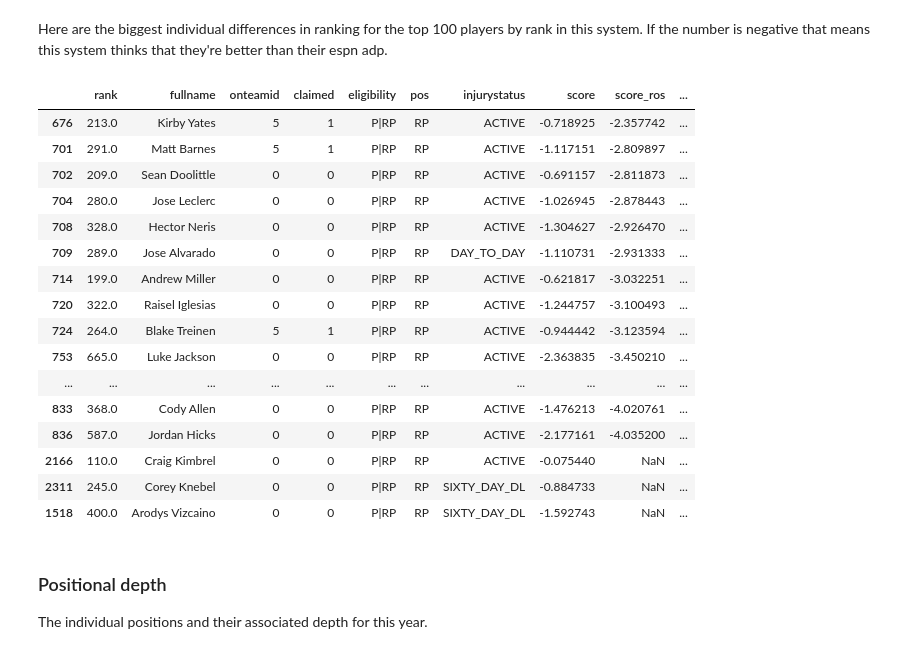
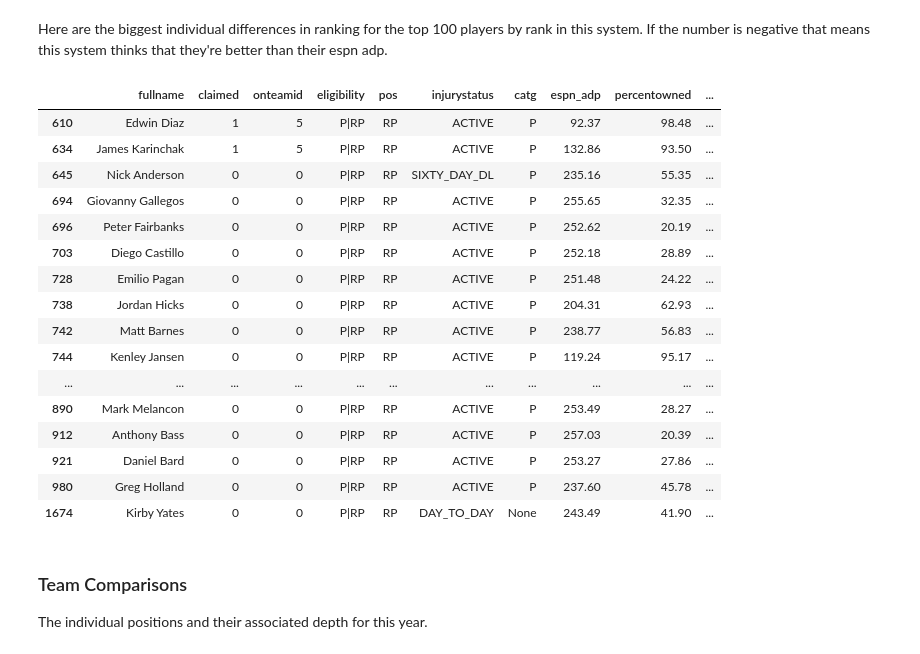
Before and after one commit to zmsy/notebooks, a Jupyter notebook: Player Z-scores.ipynb, the cells around one changed output. Drawn from its saved outputs; the diff is of its cells as text; code cells hidden in the pictures.

```diff
--- a/Player Z-scores.ipynb
+++ b/Player Z-scores.ipynb
@@ -465,26 +430,26 @@ sb.scatterplot(x="score", y="score_ros", hue="score_diff", size="score_diff",
 Here are the biggest individual differences in ranking for the top 100 players by rank in this system. If the number is negative that means this system thinks that they're better than their espn adp.
 # %%
 dfd[(dfd['percentowned'] > 20.0) & ((dfd['claimed'] == 0) | (dfd['onteamid'] == 5)) & (dfd['pos'] == 'RP')
-   ].sort_values(by='score_ros', ascending=False).head(100)
+   ].sort_values(by='score', ascending=False).head(100)
 # %% [output]
-|  | rank | fullname | onteamid | claimed | eligibility | pos | injurystatus | score | score_ros | ... |
-| 676 | 213.0 | Kirby Yates | 5 | 1 | P|RP | RP | ACTIVE | -0.718925 | -2.357742 | ... |
-| 701 | 291.0 | Matt Barnes | 5 | 1 | P|RP | RP | ACTIVE | -1.117151 | -2.809897 | ... |
-| 702 | 209.0 | Sean Doolittle | 0 | 0 | P|RP | RP | ACTIVE | -0.691157 | -2.811873 | ... |
-| 704 | 280.0 | Jose Leclerc | 0 | 0 | P|RP | RP | ACTIVE | -1.026945 | -2.878443 | ... |
-| 708 | 328.0 | Hector Neris | 0 | 0 | P|RP | RP | ACTIVE | -1.304627 | -2.926470 | ... |
-| 709 | 289.0 | Jose Alvarado | 0 | 0 | P|RP | RP | DAY_TO_DAY | -1.110731 | -2.931333 | ... |
-| 714 | 199.0 | Andrew Miller | 0 | 0 | P|RP | RP | ACTIVE | -0.621817 | -3.032251 | ... |
-| 720 | 322.0 | Raisel Iglesias | 0 | 0 | P|RP | RP | ACTIVE | -1.244757 | -3.100493 | ... |
-| 724 | 264.0 | Blake Treinen | 5 | 1 | P|RP | RP | ACTIVE | -0.944442 | -3.123594 | ... |
-| 753 | 665.0 | Luke Jackson | 0 | 0 | P|RP | RP | ACTIVE | -2.363835 | -3.450210 | ... |
+|  | fullname | claimed | onteamid | eligibility | pos | injurystatus | catg | espn_adp | percentowned | ... |
+| 610 | Edwin Diaz | 1 | 5 | P|RP | RP | ACTIVE | P | 92.37 | 98.48 | ... |
+| 634 | James Karinchak | 1 | 5 | P|RP | RP | ACTIVE | P | 132.86 | 93.50 | ... |
+| 645 | Nick Anderson | 0 | 0 | P|RP | RP | SIXTY_DAY_DL | P | 235.16 | 55.35 | ... |
+| 694 | Giovanny Gallegos | 0 | 0 | P|RP | RP | ACTIVE | P | 255.65 | 32.35 | ... |
+| 696 | Peter Fairbanks | 0 | 0 | P|RP | RP | ACTIVE | P | 252.62 | 20.19 | ... |
+| 703 | Diego Castillo | 0 | 0 | P|RP | RP | ACTIVE | P | 252.18 | 28.89 | ... |
+| 728 | Emilio Pagan | 0 | 0 | P|RP | RP | ACTIVE | P | 251.48 | 24.22 | ... |
+| 738 | Jordan Hicks | 0 | 0 | P|RP | RP | ACTIVE | P | 204.31 | 62.93 | ... |
+| 742 | Matt Barnes | 0 | 0 | P|RP | RP | ACTIVE | P | 238.77 | 56.83 | ... |
+| 744 | Kenley Jansen | 0 | 0 | P|RP | RP | ACTIVE | P | 119.24 | 95.17 | ... |
 | ... | ... | ... | ... | ... | ... | ... | ... | ... | ... | ... |
-| 833 | 368.0 | Cody Allen | 0 | 0 | P|RP | RP | ACTIVE | -1.476213 | -4.020761 | ... |
-| 836 | 587.0 | Jordan Hicks | 0 | 0 | P|RP | RP | ACTIVE | -2.177161 | -4.035200 | ... |
-| 2166 | 110.0 | Craig Kimbrel | 0 | 0 | P|RP | RP | ACTIVE | -0.075440 | NaN | ... |
-| 2311 | 245.0 | Corey Knebel | 0 | 0 | P|RP | RP | SIXTY_DAY_DL | -0.884733 | NaN | ... |
-| 1518 | 400.0 | Arodys Vizcaino | 0 | 0 | P|RP | RP | SIXTY_DAY_DL | -1.592743 | NaN | ... |
+| 890 | Mark Melancon | 0 | 0 | P|RP | RP | ACTIVE | P | 253.49 | 28.27 | ... |
+| 912 | Anthony Bass | 0 | 0 | P|RP | RP | ACTIVE | P | 257.03 | 20.39 | ... |
+| 921 | Daniel Bard | 0 | 0 | P|RP | RP | ACTIVE | P | 253.27 | 27.86 | ... |
+| 980 | Greg Holland | 0 | 0 | P|RP | RP | ACTIVE | P | 237.60 | 45.78 | ... |
+| 1674 | Kirby Yates | 0 | 0 | P|RP | RP | DAY_TO_DAY | None | 243.49 | 41.90 | ... |
 # %% [markdown]
-### Positional depth
+### Team Comparisons
 
 The individual positions and their associated depth for this year.
```
Also changed, not shown: parts of 15 cells of this notebook.
